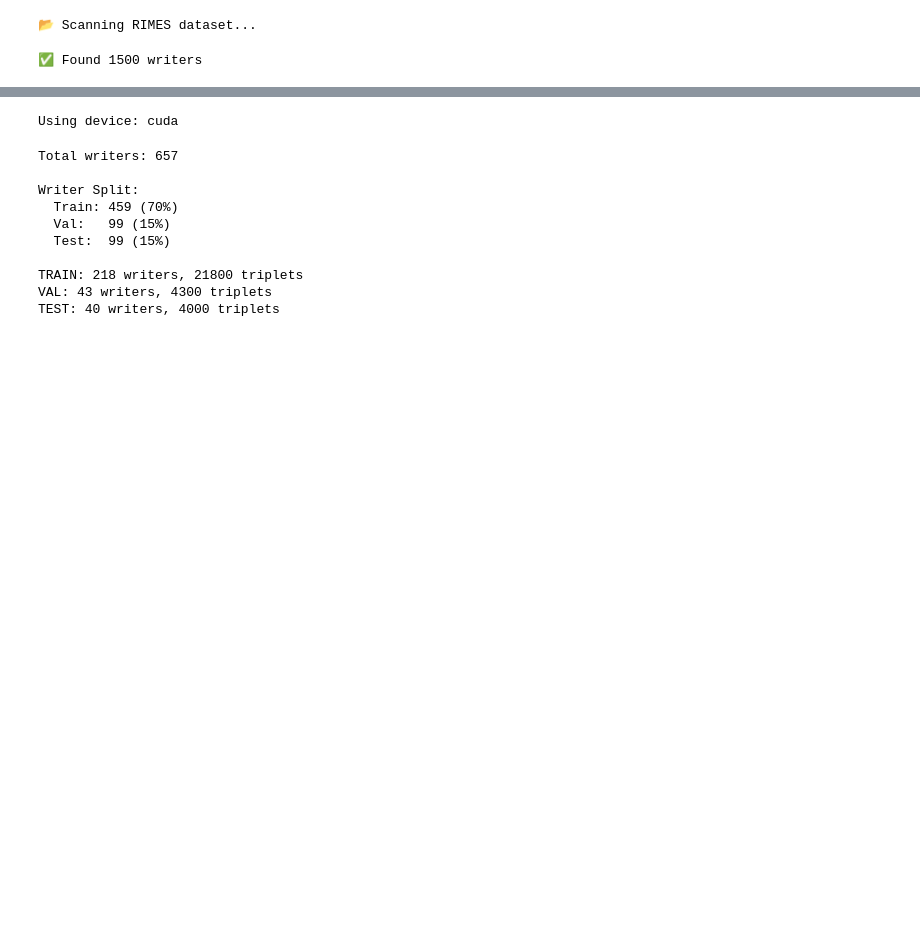
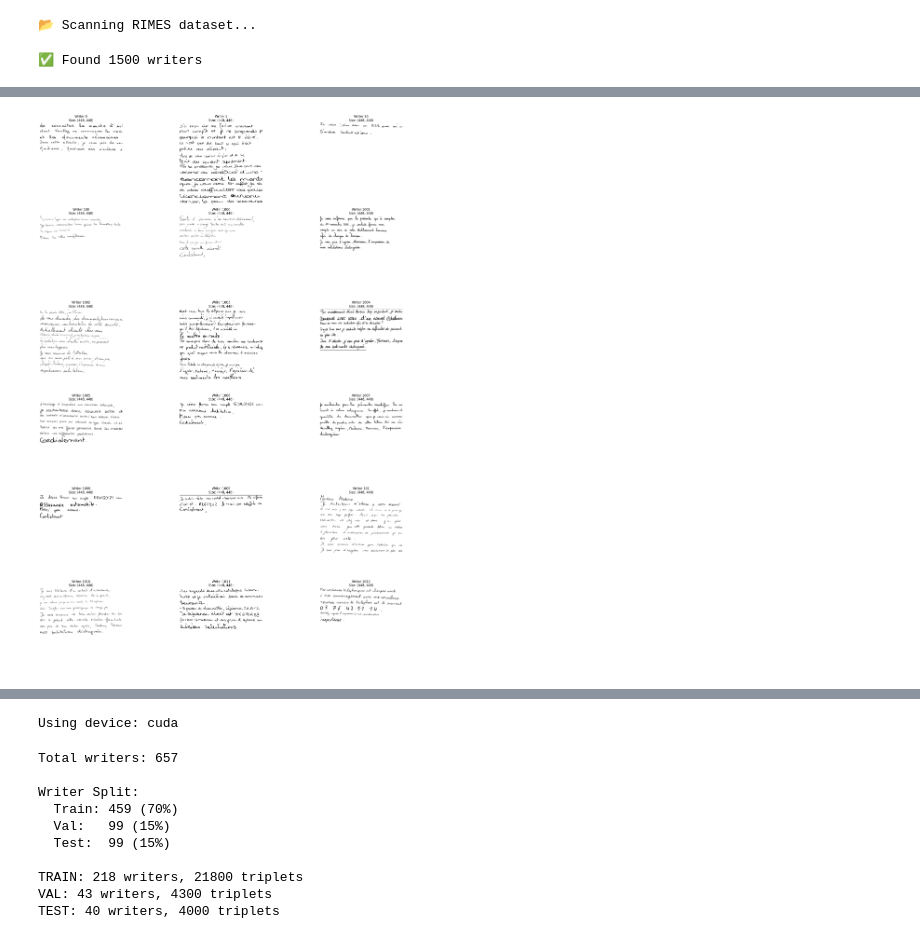
Before and after one commit to lorenzo-arcioni/HandVerify, a Jupyter notebook: Handwriting Verification with Contrastive Learning.ipynb, the cells around one changed output, grey strips where cells are left out. Saved outputs shown, nothing was run; the diff lists cells and outputs as text; code cells hidden in the pictures; blank space fills up the shorter version.

Commit message:
Kaggle Notebook | Handwriting verification with Contrastive Learning | Version 1

```diff
--- a/Handwriting Verification with Contrastive Learning.ipynb
+++ b/Handwriting Verification with Contrastive Learning.ipynb
@@ -6,11 +6,16 @@ from pathlib import Path
 import matplotlib.pyplot as plt
 from tqdm import tqdm
 from concurrent.futures import ProcessPoolExecutor, as_completed
+from collections import defaultdict
 import multiprocessing
 
-iam_input_root   = "/kaggle/input/iam-handwritten-forms-dataset/data"
-iam_output_folder    = "dataset/handwritten_processed"
-os.makedirs(iam_output_folder, exist_ok=True)
+# ==================== CONFIGURAZIONE ====================
+TARGET_SIZE = 448
+NUM_WORKERS = min(8, multiprocessing.cpu_count())
+LINE_HEIGHT = 32
+LINES_PER_BATCH = TARGET_SIZE // LINE_HEIGHT
 
-TARGET_SIZE = 224 * 2  # 448×448 for better resolution
-NUM_WORKERS = min(8, multiprocessing.cpu_count())
+IAM_INPUT = "/kaggle/input/iam-handwritten-forms-dataset/data"
+IAM_OUTPUT = "dataset/handwritten_processed"
+RIMES_INPUT = "/kaggle/input/handwritten2text-training-dataset/Handwritten2Text Training Dataset/Images"
+RIMES_OUTPUT = "dataset/rimes_processed"
@@ -216,62 +232,59 @@ def preprocess_single_line(image):
 # %%
-from collections import defaultdict
+"""Pipeline completa RIMES"""
+os.makedirs(RIMES_OUTPUT, exist_ok=True)
 
-# Raggruppa immagini per writer
+# Raggruppa per writer
 writer_images = defaultdict(list)
+print("📂 Scanning RIMES dataset...")
 
-print("📂 Scanning RIMES dataset...")
-for img_name in tqdm(sorted(os.listdir(rimes_input_path))):
+for img_name in tqdm(sorted(os.listdir(RIMES_INPUT))):
     if not img_name.endswith(('.jpg', '.png', '.jpeg')):
         continue
 
     parts = img_name.split('-')
     if len(parts) < 2:
         continue
+
     writer_id = parts[1].split('_')[0]
-
-    img_path = os.path.join(rimes_input_path, img_name)
-    writer_images[writer_id].append(img_path)
+    writer_images[writer_id].append(os.path.join(RIMES_INPUT, img_name))
 
 print(f"✅ Found {len(writer_images)} writers\n")
 
-# Processa ogni writer
+# Processa per writer
 total_batches = 0
-for writer_id, image_paths in tqdm(writer_images.items(), desc="Processing writers"):
-    writer_folder = os.path.join(rimes_output_folder, writer_id)
+for writer_id, image_paths in tqdm(writer_images.items(), desc="RIMES writers"):
+    writer_folder = os.path.join(RIMES_OUTPUT, writer_id)
     os.makedirs(writer_folder, exist_ok=True)
 
-    # Preprocessa tutte le righe (già 50x448)
-    processed_lines = []
+    # Preprocessa linee
+    lines = []
     for img_path in image_paths:
         img = cv2.imread(img_path)
-        if img is None:
-            continue
-        line = preprocess_single_line(img)
-        if line is not None:
-            processed_lines.append(line)
+        if img is not None:
+            line = preprocess_rimes_line(img)
+            if line is not None:
+                lines.append(line)
 
-    if not processed_lines:
+    if not lines:
         continue
 
-    # Crea batch da 8 righe
-    batch_num = 0
-    for i in range(0, len(processed_lines), LINES_PER_BATCH):
-        batch_lines = processed_lines[i:i + LINES_PER_BATCH]
+    # Crea batch
+    for i in range(0, len(lines), LINES_PER_BATCH):
+        batch = np.vstack(lines[i:i + LINES_PER_BATCH])
+        canvas = np.full((TARGET_SIZE, TARGET_SIZE), 255, dtype=np.uint8)
+        canvas[:batch.shape[0], :] = batch
 
-        # Impila e padding
-        combined = np.vstack(batch_lines)
-        ch = combined.shape[0]
-
-        canvas = np.full((TARGET_SIZE, TARGET_SIZE), 255, dtype=np.uint8)
-        canvas[:ch, :] = combined
-
-        cv2.imwrite(os.path.join(writer_folder, f"batch_{batch_num:03d}.png"), canvas)
-        batch_num += 1
+        cv2.imwrite(
+            os.path.join(writer_folder, f"batch_{total_batches:03d}.png"),
+            canvas
+        )
         total_batches += 1
 
-print(f"\n🎉 Complete!")
-print(f"Writers: {len(writer_images)} | Batches: {total_batches}")
-print(f"Lines per batch: {LINES_PER_BATCH} | Output: {rimes_output_folder}")
+print(f"✅ RIMES Complete! Writers: {len(writer_images)} | Batches: {total_batches}\n")
+
+# Visualizza
+visualize_samples(RIMES_OUTPUT, 'rimes_samples.png')
+print(f"📊 Output: {RIMES_OUTPUT}\n")
 # %% [output]
 📂 Scanning RIMES dataset...
 ✅ Found 1500 writers
@@ -280,0 +311 @@ Lines per batch: 14 | Output: dataset/rimes_processed
+[figure, added]
```
Also changed, not shown: parts of 9 cells of this notebook.
